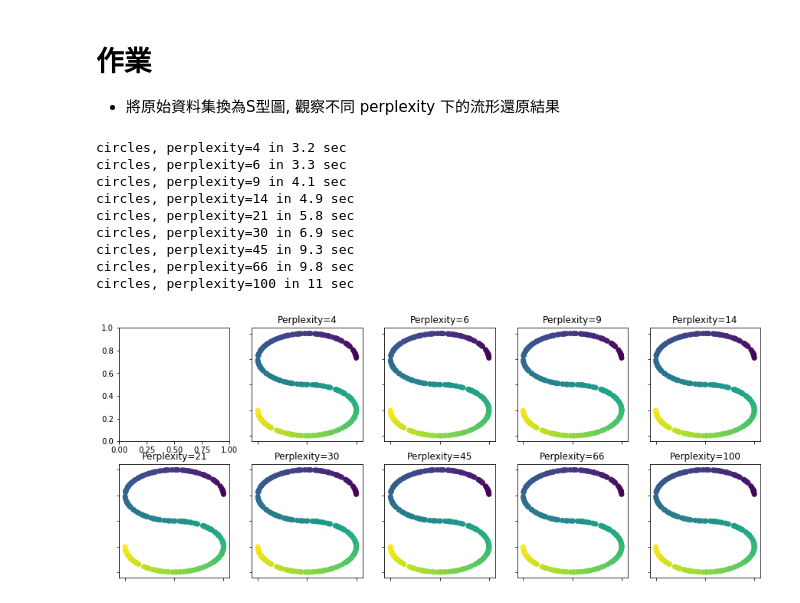
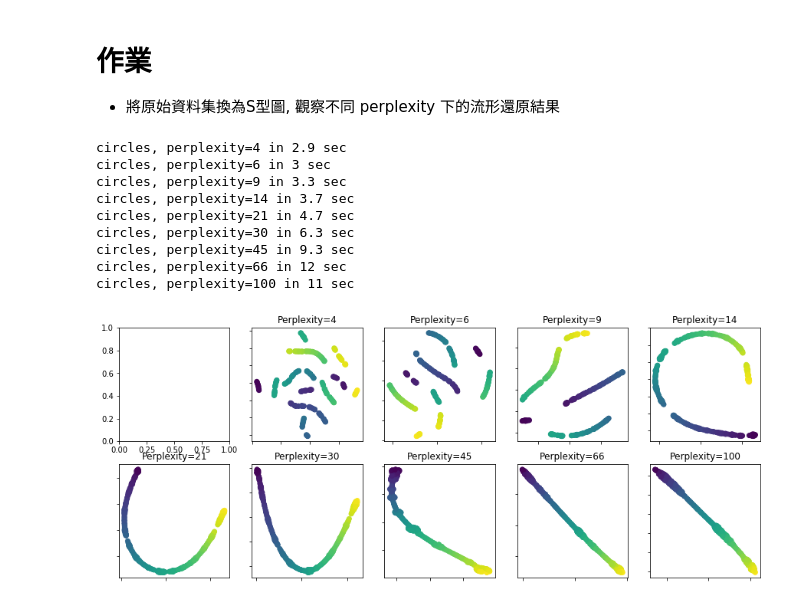
Before and after one commit to build0220/ML-100Days, a Jupyter notebook: Day_062_t-sne.ipynb, the cells around one changed output. Drawn from its saved outputs; the diff is of its cells as text; code cells hidden in the pictures.

```diff
--- a/Day_062_t-sne.ipynb
+++ b/Day_062_t-sne.ipynb
@@ -39,33 +39,33 @@ plt.axis('tight')
 # %%
 # 繪製不同 perplexity 下的 t-SNE 分群圖 (請注意! 語法也要對應調整)
 (fig, subplots) = plt.subplots(2, 5, figsize=(15, 6))
 for i, perplexity in enumerate(perplexities):
     if i<4:
         ax = subplots[0][i+1]
     else:
         ax = subplots[1][i-4]
 
     t0 = time()
     tsne = manifold.TSNE(n_components=n_components, init='random',
                          random_state=0, perplexity=perplexity)
-    Y = tsne.fit_transform(X)
+    Y = tsne.fit_transform(X[:,(0,2)])
     t1 = time()
     print("circles, perplexity=%d in %.2g sec" % (perplexity, t1 - t0))
     ax.set_title("Perplexity=%d" % perplexity)
-    ax.scatter(X[:, 0], X[:, 2], c=color)
+    ax.scatter(Y[:, 0], Y[:, 1], c=color)
     ax.xaxis.set_major_formatter(NullFormatter())
     ax.yaxis.set_major_formatter(NullFormatter())
     ax.axis('tight')
 
 plt.show()
 # %% [output]
-circles, perplexity=4 in 3.2 sec
-circles, perplexity=6 in 3.3 sec
-circles, perplexity=9 in 4.1 sec
-circles, perplexity=14 in 4.9 sec
-circles, perplexity=21 in 5.8 sec
-circles, perplexity=30 in 6.9 sec
+circles, perplexity=4 in 2.9 sec
+circles, perplexity=6 in 3 sec
+circles, perplexity=9 in 3.3 sec
+circles, perplexity=14 in 3.7 sec
+circles, perplexity=21 in 4.7 sec
+circles, perplexity=30 in 6.3 sec
 circles, perplexity=45 in 9.3 sec
-circles, perplexity=66 in 9.8 sec
+circles, perplexity=66 in 12 sec
 circles, perplexity=100 in 11 sec
-[figure, old version]
+[figure, new version]
```
